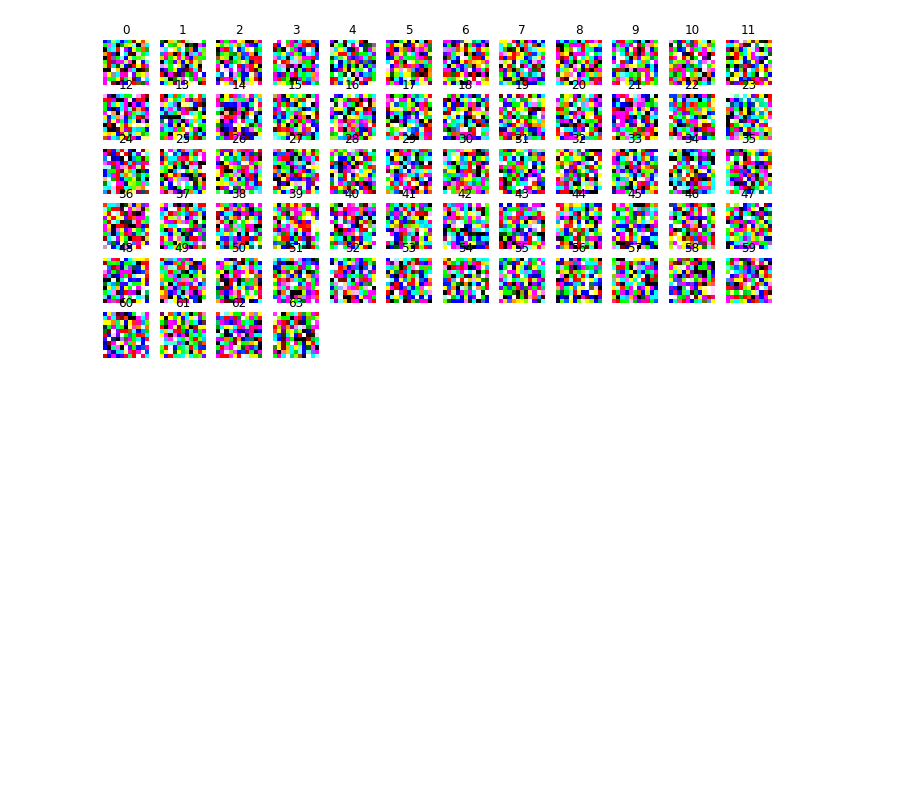
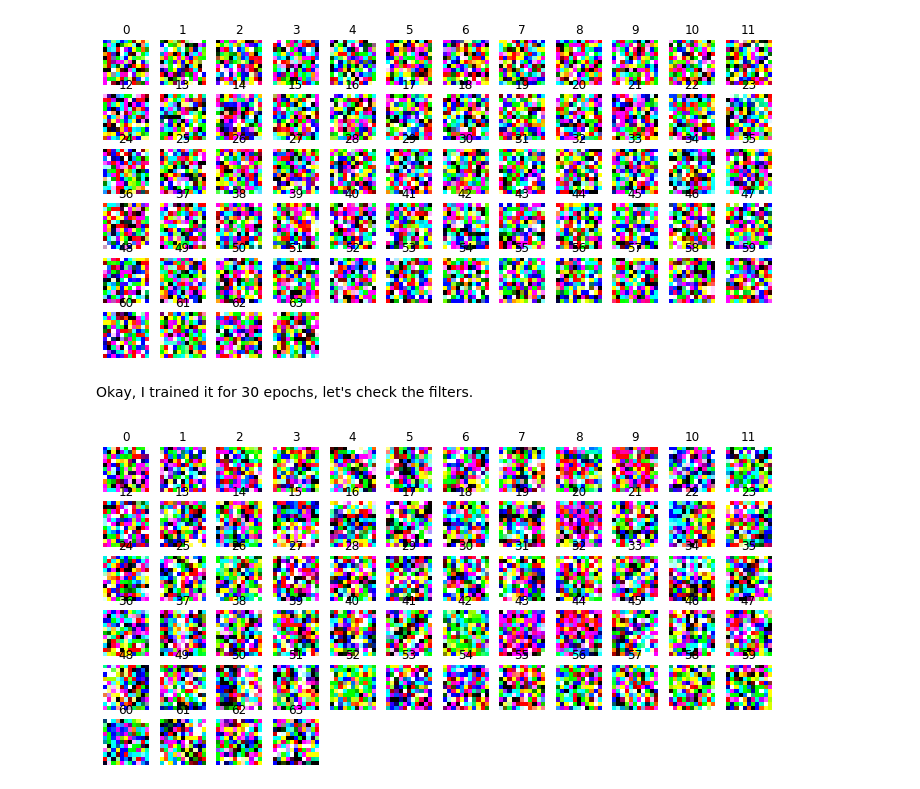
Before and after one commit to NeilFranks/AlexNet-Filter-Fun, a Jupyter notebook: AlexNet_revised.ipynb, the cells around one changed output. Cells and saved outputs as stored; diff of their text form; code cells hidden in the pictures; blank space fills up the shorter version.

```diff
--- a/AlexNet_revised.ipynb
+++ b/AlexNet_revised.ipynb
@@ -135,3 +135,25 @@ FROM https://towardsdatascience.com/visualizing-convolution-neural-networks-usin
 plot_weights(scratchAlex, 0, single_channel = False)
 # %% [output]
 [figure]
+# %% [markdown]
+Okay, I trained it for 30 epochs, let's check the filters.
+# %%
+import os
+import torch
+from model import initialize_model
+
+data_dir = "D:/256_train_and_val"
+MODEL_FOLDER = "./models/%s_model" % (data_dir.split("/")[-1])
+num_classes = 1000
+feature_extract = False
+# %%
+model0 = initialize_model(num_classes, feature_extract, use_pretrained=False)
+
+# Load the best model checkpoint, if you have one
+if os.path.isfile(os.path.join(MODEL_FOLDER, "0.pt")):
+    checkpoint = torch.load(os.path.join(MODEL_FOLDER, "0.pt"))
+    model0.load_state_dict(checkpoint['model_state_dict'])
+
+plot_weights(model0, 0, single_channel = False)
+# %% [output]
+[figure, added]
```
Also changed, not shown: parts of 4 cells of this notebook, 5 other files.
